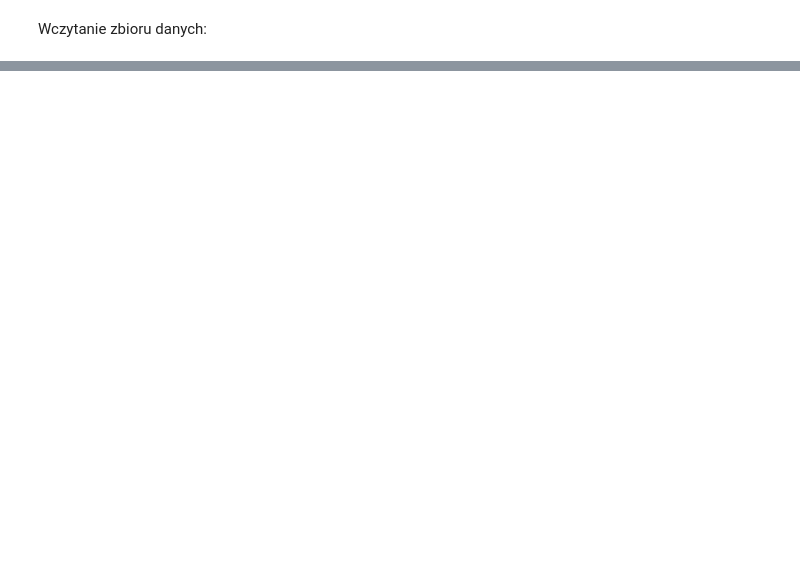
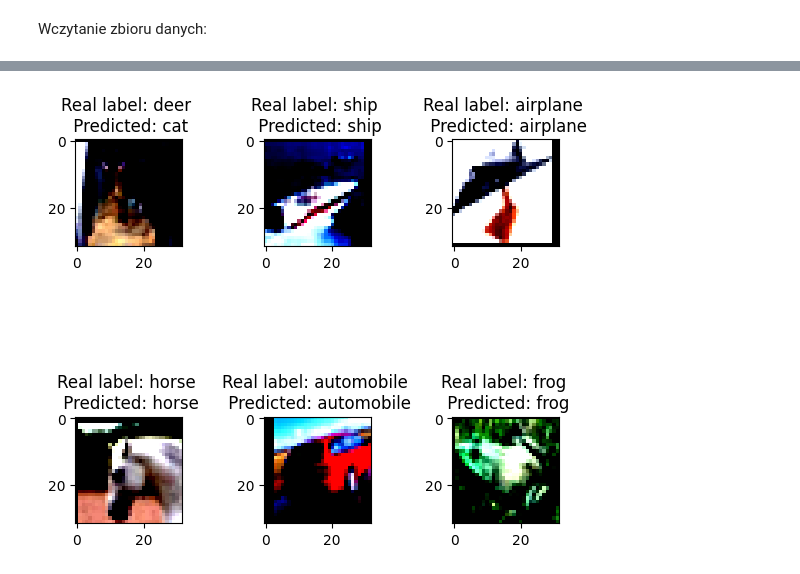
Before and after one commit to Jvlia17/deep-learning, a Jupyter notebook: ResNet.ipynb, the cells around one changed output, grey strips where cells are left out. Drawn from its saved outputs; the diff is of its cells as text; code cells hidden in the pictures; blank space fills up the shorter version.

```diff
--- a/ResNet.ipynb
+++ b/ResNet.ipynb
@@ -209,0 +282,11 @@ momentum = 0.9
+# %%
+# Loading the model
+
+optimizer = torch.optim.SGD(model.parameters(), lr=learning_rate, weight_decay = weight_decay, momentum = momentum)
+state = torch.load('/content/resnet_cifar10.pth')
+model = ResNet(ResidualBlock, [18,18,18]).to(device)
+model.load_state_dict(state['model_state_dict'])
+optimizer.load_state_dict(state['optimizer_state_dict'])
+model.eval()
+
+print('Acc:', state['accuracy'], '\tLoss: ', state['loss'])
@@ -209,0 +295,24 @@ momentum = 0.9
+# %%
+#Predict some examples
+import math
+
+i = 1
+no_predictions = 6
+col = 3
+plt.subplots_adjust(left=0.1,
+                    bottom=0.1,
+                    right=0.9,
+                    top=0.9,
+                    wspace=0.4,
+                    hspace=1.6)
+for images, label in val_loader:
+  for img, lbl in zip(images, label):
+    if i == no_predictions + 1:
+      break
+    plt.subplot(int(math.ceil(no_predictions / col)), col, i)
+    output = model((img.view(1,3,32,32).to(device))).to(device)
+    plt.title(f"Real label: {classes[lbl.numpy()]} \n Predicted: {classes[torch.max(output.data, 1)[1][0].cpu().numpy()]}")
+    plt.imshow(img.permute(1,2,0))
+    i += 1
+  break
+# %% [output]
@@ -209,0 +325 @@ momentum = 0.9
+[figure, added]
```
Also changed, not shown: parts of 10 cells of this notebook.
